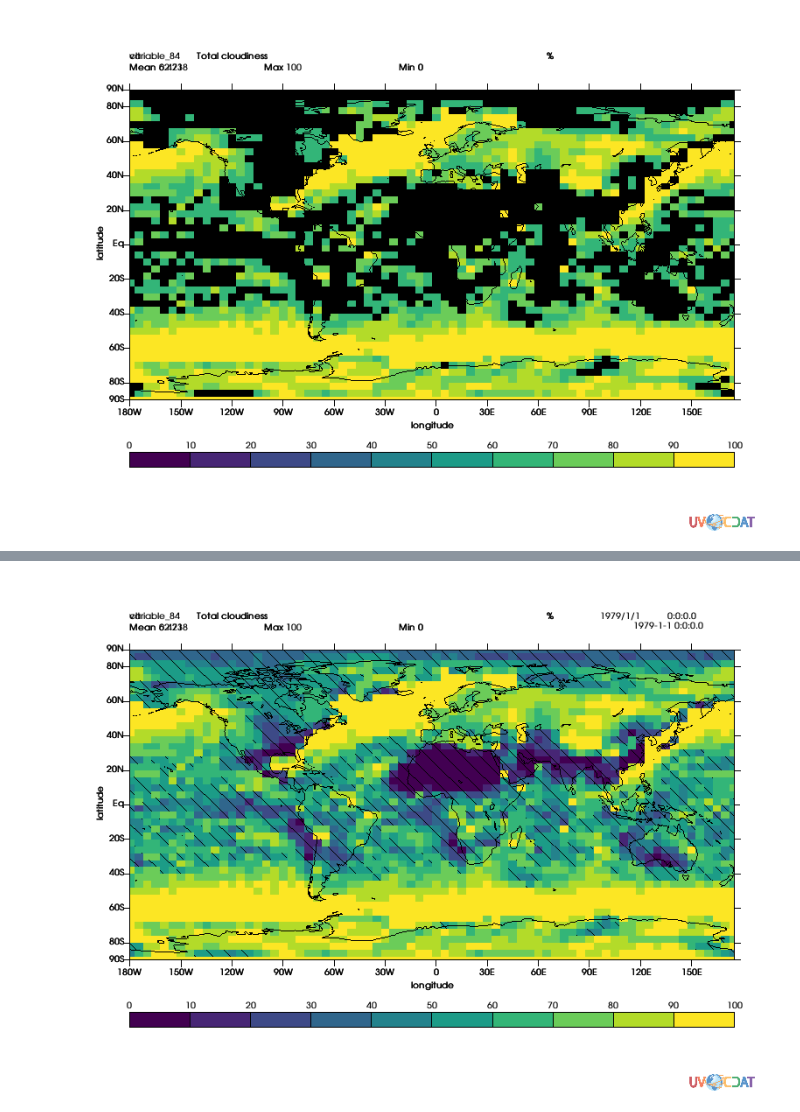
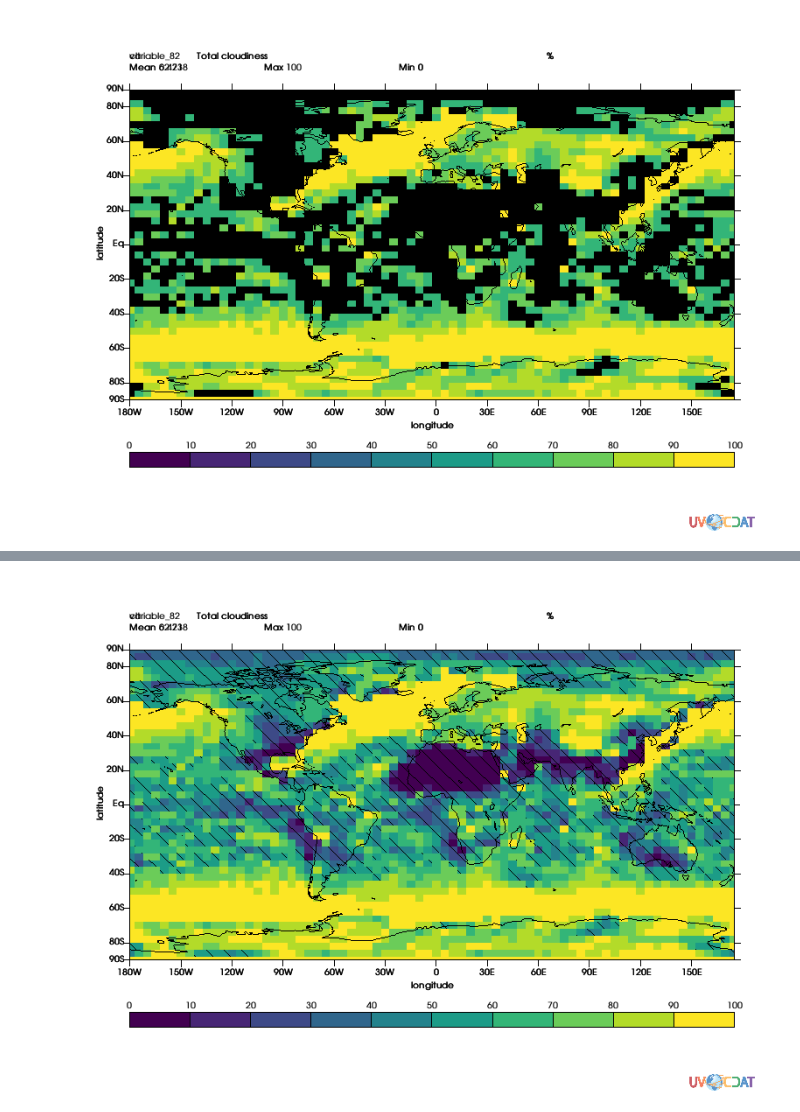
Before and after one commit to CDAT/vcs, a Jupyter notebook: docs/Jupyter/Shading_With_Patterns_in_VCS.ipynb, the cells around one changed output, grey strips where cells are left out. Cells and saved outputs as stored; diff of their text form; code cells hidden in the pictures.

```diff
--- a/docs/Jupyter/Shading_With_Patterns_in_VCS.ipynb
+++ b/docs/Jupyter/Shading_With_Patterns_in_VCS.ipynb
@@ -112,12 +114,12 @@ We can make the patterns bigger or smaller, using spacing
 # %%
 # Bigger
 gm2.fillareapixelspacing = [20,20]
 gm2.fillareapixelscale=None
 x.clear()
-x.plot(s,gm)
+x.plot(clt,gm)
 x.plot(bad,gm2,tmpl2)
 # %% [output]
-[figure, old version]
+[figure, new version]
 # %%
 # or smaller
 gm2.fillareapixelspacing = [5,5]
```
Also changed, not shown: parts of 19 cells of this notebook, 24 other files.
